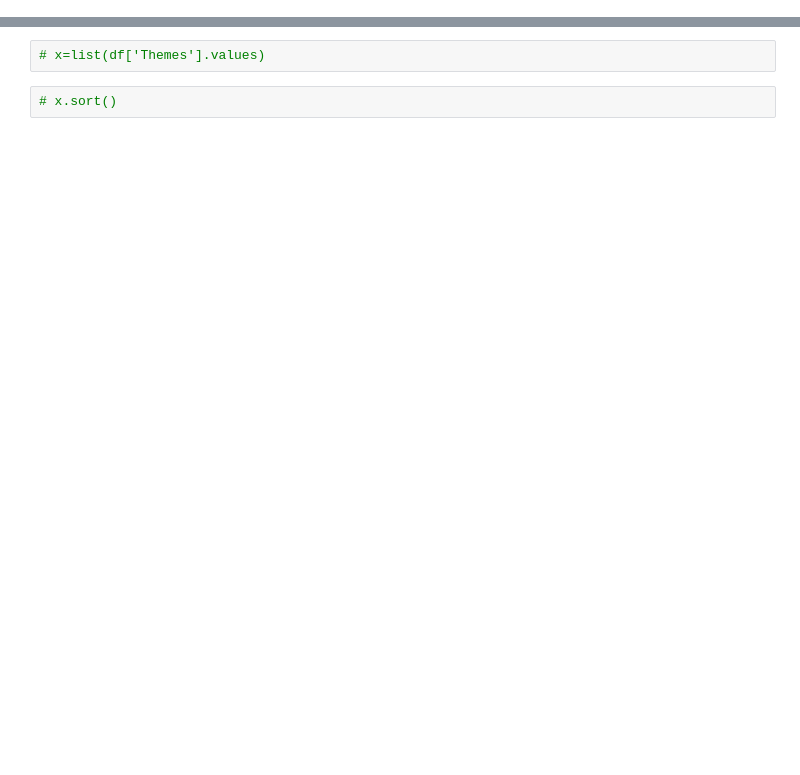
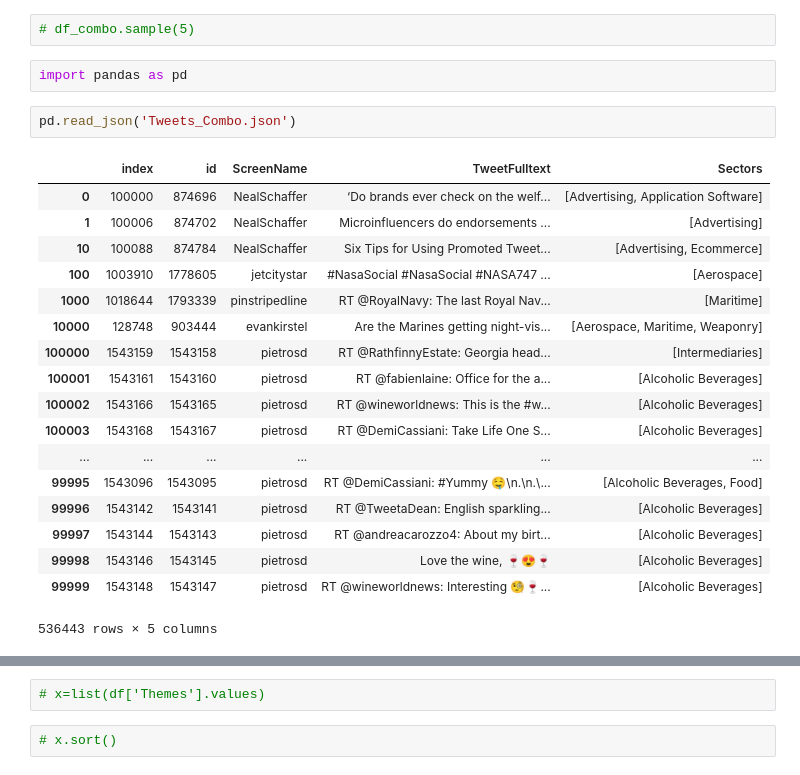
Before and after one commit to KantareddySaiSandeep/My-ProjectsG, a Jupyter notebook: Sector_Classification.ipynb, the cells around one changed output, grey strips where cells are left out. Cells and saved outputs as stored; diff of their text form; blank space fills up the shorter version.

```diff
--- a/Sector_Classification.ipynb
+++ b/Sector_Classification.ipynb
@@ -827,0 +344,25 @@ df_copy3.to_excel(r'C:\Users\kasandeep\Desktop\Projects\Twitter_Sector_Classific
+# %%
+# df_combo.sample(5)
+# %%
+import pandas as pd
+# %%
+pd.read_json('Tweets_Combo.json')
+# %% [output]
+|  | index | id | ScreenName | TweetFulltext | Sectors |
+| 0 | 100000 | 874696 | NealSchaffer | ‘Do brands ever check on the welf... | [Advertising, Application Software] |
+| 1 | 100006 | 874702 | NealSchaffer | Microinfluencers do endorsements ... | [Advertising] |
+| 10 | 100088 | 874784 | NealSchaffer | Six Tips for Using Promoted Tweet... | [Advertising, Ecommerce] |
+| 100 | 1003910 | 1778605 | jetcitystar | #NasaSocial #NasaSocial #NASA747 ... | [Aerospace] |
+| 1000 | 1018644 | 1793339 | pinstripedline | RT @RoyalNavy: The last Royal Nav... | [Maritime] |
+| 10000 | 128748 | 903444 | evankirstel | Are the Marines getting night-vis... | [Aerospace, Maritime, Weaponry] |
+| 100000 | 1543159 | 1543158 | pietrosd | RT @RathfinnyEstate: Georgia head... | [Intermediaries] |
+| 100001 | 1543161 | 1543160 | pietrosd | RT @fabienlaine: Office for the a... | [Alcoholic Beverages] |
+| 100002 | 1543166 | 1543165 | pietrosd | RT @wineworldnews: This is the #w... | [Alcoholic Beverages] |
+| 100003 | 1543168 | 1543167 | pietrosd | RT @DemiCassiani: Take Life One S... | [Alcoholic Beverages] |
+| ... | ... | ... | ... | ... | ... |
+| 99995 | 1543096 | 1543095 | pietrosd | RT @DemiCassiani: #Yummy 🤤\n.\n.\... | [Alcoholic Beverages, Food] |
+| 99996 | 1543142 | 1543141 | pietrosd | RT @TweetaDean: English sparkling... | [Alcoholic Beverages] |
+| 99997 | 1543144 | 1543143 | pietrosd | RT @andreacarozzo4: About my birt... | [Alcoholic Beverages] |
+| 99998 | 1543146 | 1543145 | pietrosd | Love the wine, 🍷😍🍷 | [Alcoholic Beverages] |
+| 99999 | 1543148 | 1543147 | pietrosd | RT @wineworldnews: Interesting 🧐🍷... | [Alcoholic Beverages] |
+536443 rows × 5 columns
```
Also changed, not shown: parts of 163 cells of this notebook, 1 other file.
